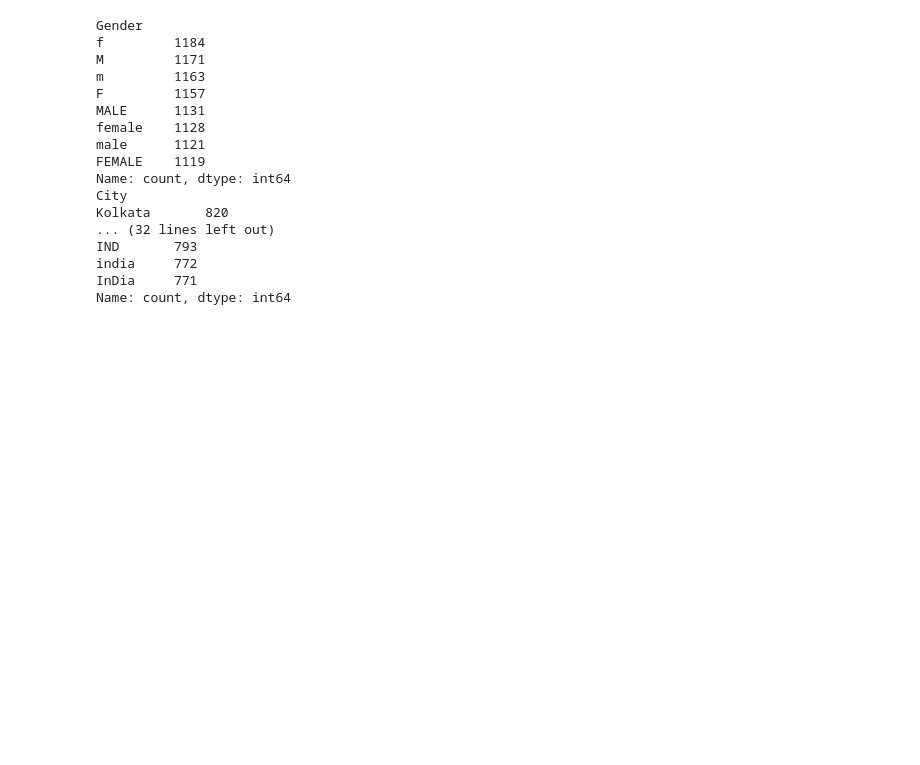
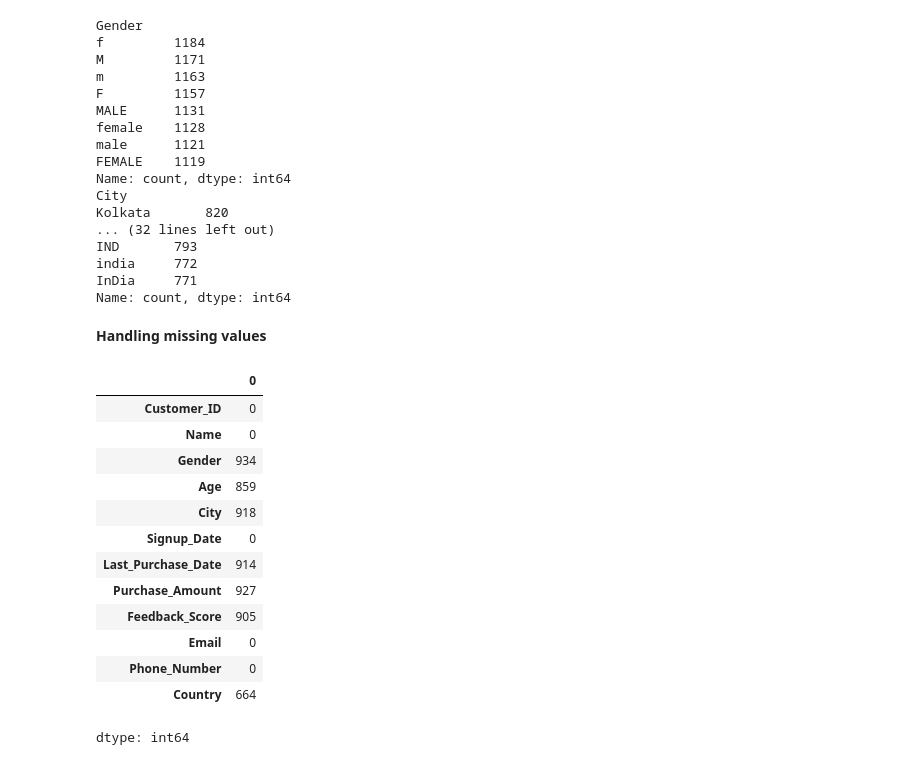
Before and after one commit to rajendra0968jangid/data_cleaning_sales_data, a Jupyter notebook: data_cleaning.ipynb, the cells around one changed output. Drawn from its saved outputs; the diff is of its cells as text; code cells hidden in the pictures; blank space fills up the shorter version.

```diff
--- a/data_cleaning.ipynb
+++ b/data_cleaning.ipynb
@@ -198,3 +198,25 @@ IND       793
 india     772
 InDia     771
 Name: count, dtype: int64
+# %% [markdown]
+**Handling missing values**
+# %%
+# 2. handling missing values
+df.dropna(subset=['Customer_ID'],inplace=True)
+# %%
+df.isnull().sum()
+# %% [output]
+|  | 0 |
+| Customer_ID | 0 |
+| Name | 0 |
+| Gender | 934 |
+| Age | 859 |
+| City | 918 |
+| Signup_Date | 0 |
+| Last_Purchase_Date | 914 |
+| Purchase_Amount | 927 |
+| Feedback_Score | 905 |
+| Email | 0 |
+| Phone_Number | 0 |
+| Country | 664 |
+dtype: int64
```
Also changed, not shown: parts of 10 cells of this notebook.
